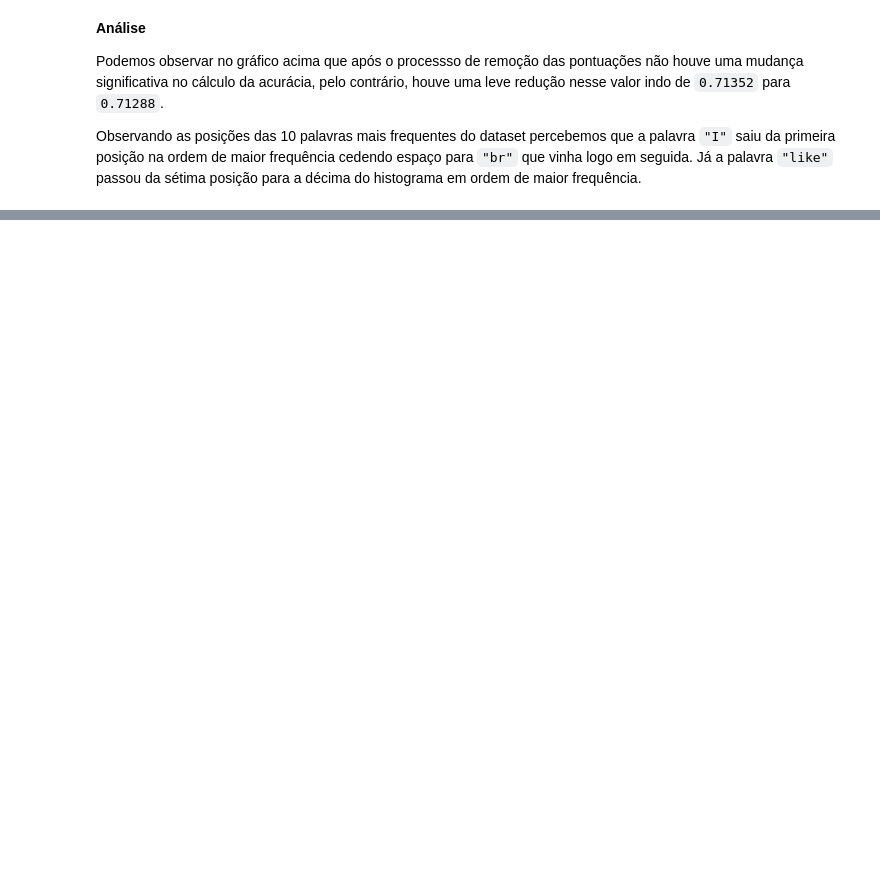
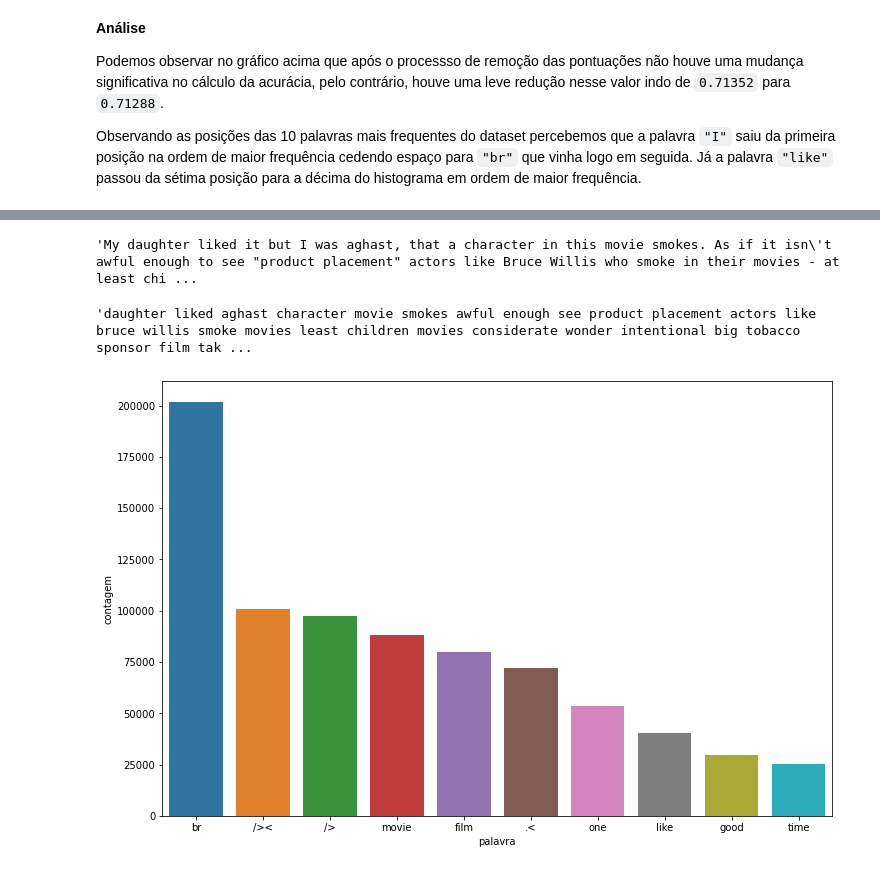
Before and after one commit to izafreitas/machine_learning_dellead_mentoring, a Jupyter notebook: plano_avalicao_lead/Plano de Avaliação Dell Academy Machine Learning.ipynb, the cells around one changed output, grey strips where cells are left out. Drawn from its saved outputs; the diff is of its cells as text; code cells hidden in the pictures; blank space fills up the shorter version.

```diff
--- a/plano_avalicao_lead/Plano de Avaliação Dell Academy Machine Learning.ipynb
+++ b/plano_avalicao_lead/Plano de Avaliação Dell Academy Machine Learning.ipynb
@@ -588,0 +624,12 @@ Removendo acentos das palavras
+# %%
+frase_processada3 = list()
+for resenha in df_unido["processamento_2"]:
+    frase_nova3 = list()
+    resenha = resenha.lower()
+    palavras_texto3 = token_pontuacao.tokenize(resenha)
+    for palavra in palavras_texto3:
+        if palavra not in pontuacao_stopwords:
+            frase_nova3.append(palavra)
+    frase_processada3.append(' '.join(frase_nova3))
+
+df_unido["processamento_3"] = frase_processada3
@@ -588,0 +645,12 @@ Removendo acentos das palavras
+# %%
+df_unido["text"][0]
+# %% [output]
+'My daughter liked it but I was aghast, that a character in this movie smokes. As if it isn\'t awful enough to see "product placement" actors like Bruce Willis who smoke in their movies - at least chi ...
+# %%
+df_unido["processamento_3"][0]
+# %% [output]
+'daughter liked aghast character movie smokes awful enough see product placement actors like bruce willis smoke movies least children movies considerate wonder intentional big tobacco sponsor film tak ...
+# %%
+histograma(df_unido, "processamento_3", 10)
+# %% [output]
+[figure, added]
```
Also changed, not shown: parts of 15 cells of this notebook.
